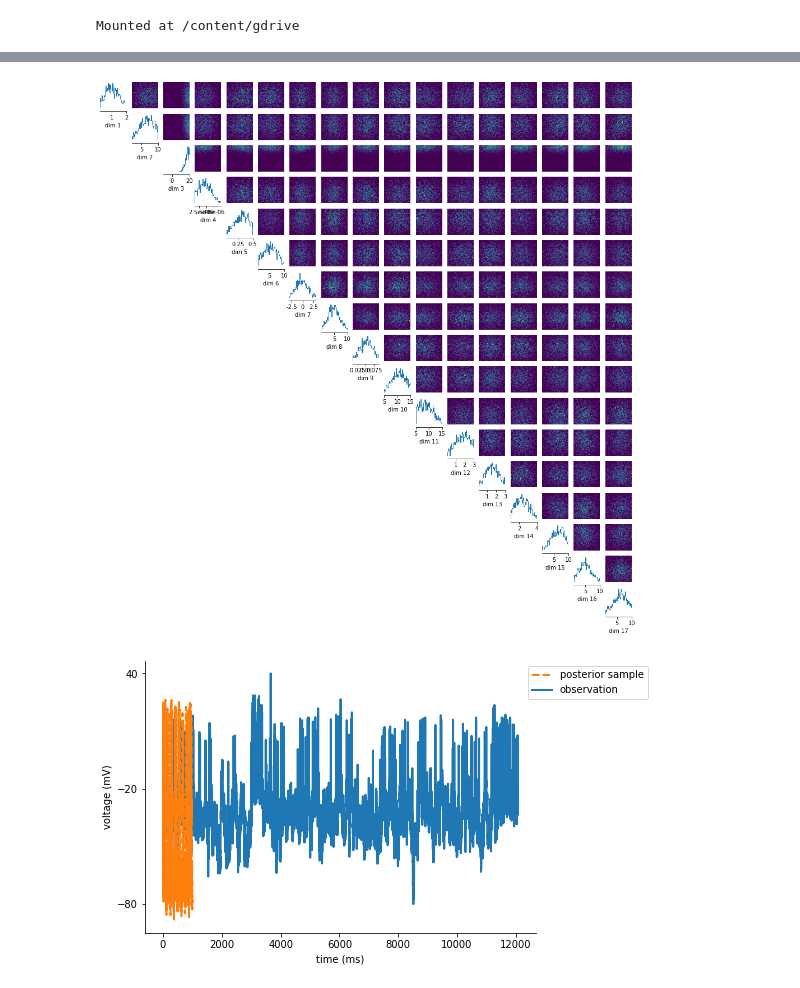
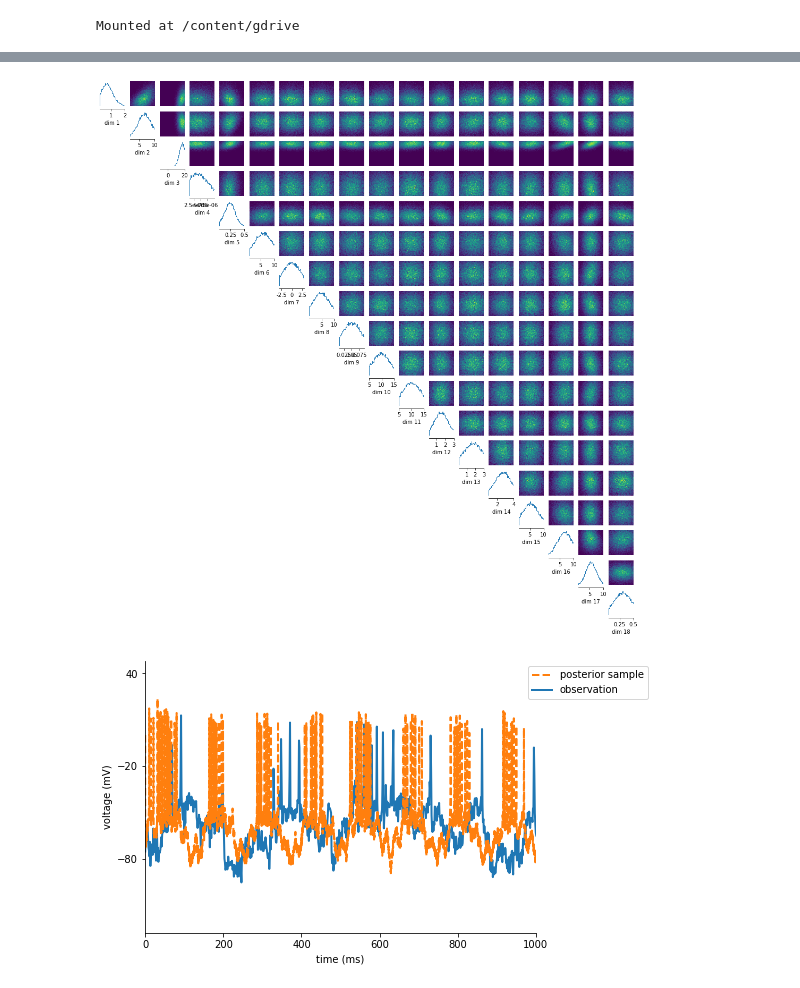
Before and after one commit to pena-rodrigo/CA1project, a Jupyter notebook: param_estimation.ipynb, the cells around one changed output, grey strips where cells are left out. Drawn from its saved outputs; the diff is of its cells as text; code cells hidden in the pictures.

```diff
--- a/param_estimation.ipynb
+++ b/param_estimation.ipynb
@@ -766,13 +775,13 @@ def simulation_wrapper(params):
     # Iapp
 
 
-prior_min = [0.2, 2.0,-10.0, 0.1e-5, 0.05, 1.0,-3.0, 0.1, 0.01, 5.0, 5.0, 0.1, 0.1, 1.0, 1.0, 1.0, 1.0]#,0.1]#, 0.1, 0.2e-5, 35., 0.9]
-prior_max = [2.0, 10.0, 20.0, 1.0e-5, 0.5, 10.0,3.0, 10.0, 0.09, 15.0, 15.0, 3.0, 3.0, 4.0, 10.0, 10.0, 10.0]#, 5.0]#, 0.2, 0.5e-5, 35., 0.9]
+prior_min = [0.2, 2.0,-10.0, 0.1e-5, 0.05, 1.0,-3.0, 0.1, 0.01, 5.0, 5.0, 0.1, 0.1, 1.0, 1.0, 1.0, 1.0, 0.05]#,0.1]#, 0.1, 0.2e-5, 35., 0.9]
+prior_max = [2.0, 10.0, 20.0, 1.0e-5, 0.5, 10.0,3.0, 10.0, 0.09, 15.0, 15.0, 3.0, 3.0, 4.0, 10.0, 10.0, 10.0, 0.5]#, 5.0]#, 0.2, 0.5e-5, 35., 0.9]
 prior = utils.torchutils.BoxUniform(
     low=torch.as_tensor(prior_min), high=torch.as_tensor(prior_max)
 )
 # %%
 posterior = infer(
-    simulation_wrapper, prior, method="SNPE", num_simulations=100, num_workers=8
+    simulation_wrapper, prior, method="SNPE", num_simulations=500, num_workers=8
 )
 # %% [output]
@@ -797,7 +806,7 @@ I[int(np.round(t_on / dt_record)) : int(np.round(time[-1] / dt_record))] = (
 observation_trace = dict(data=dataload[2000:12000,0], time=time, dt=dt_record, I=I)
 # %%
 ##rescale between [a,b]
-a=-80; b=40;
+a=-80; a=-120; b=40;
 observation_trace['data'] = (b-a)*(observation_trace['data']-min(observation_trace['data']))/(max(observation_trace['data'])-min(observation_trace['data'])) + a
 plt.plot(time,observation_trace['data'])
 # %% [output]
@@ -846,26 +855,29 @@ Text(0, 0.5, 'input')
 # %%
 ## posterior given the observed data
-samples = posterior.sample((1000,), x=observation_summary_statistics)
+samples = posterior.sample((20000,), x=observation_summary_statistics)
 
 # samples = posterior.sample((10000,), x=observation_summary_statistics)
 # %%
 #Na,K,M,Leak,noise
 
 
 fig, axes = analysis.pairplot(
     samples,
     limits = [[prior_min[0], prior_max[0]], [prior_min[1], prior_max[1]], [prior_min[2], prior_max[2]],[prior_min[3], prior_max[3]], [prior_min[4], prior_max[4]], [prior_min[5], prior_max[5]], [prior_min[6], prior_max[6]],
               [prior_min[7], prior_max[7]], [prior_min[8], prior_max[8]], [prior_min[9], prior_max[9]], [prior_min[10], prior_max[10]], [prior_min[11], prior_max[11]], [prior_min[12], prior_max[12]], [prior_min[13], prior_max[13]],
-              [prior_min[14], prior_max[14]], [prior_min[15], prior_max[15]], [prior_min[16], prior_max[16]]],
+              [prior_min[14], prior_max[14]], [prior_min[15], prior_max[15]], [prior_min[16], prior_max[16]], [prior_min[17], prior_max[17]]],
     # limits=[[0.5, 80], [1e-4, 15.0],[0,1.5],[0,1.5],[0,1.5]],
     # ticks=[[0.5, 80,0], [1e-4, 15.0],[0,1.5],[0,1.5],[0,1.5]],
-    figsize=(17, 17),
+    figsize=(18, 18),
     # points=true_params,
     points_offdiag={"markersize": 6},
     points_colors="r",
 );
+
+plt.savefig(f"{images_dir}/pairplot.png")
+plt.savefig(f"{images_dir}/pairplot.pdf")
 # %% [output]
-[figure, old version]
+[figure, new version]
 # %%
 # Draw a sample from the posterior and convert to numpy for plotting.
 posterior_sample = posterior.sample((1,), x=observation_summary_statistics).numpy()
@@ -878,9 +890,9 @@ y_obs = observation_trace["data"]
 plt.plot(observation_trace["time"], y_obs, lw=2, label="observation")
 
 # simulate and plot samples
-x = run_HH_model(posterior_sample)
+x = run_HH_model(posterior_sample,Duration=10000)
 dt=0.1
-duration=1000
+duration=10000
 t = np.arange(0, duration + dt, dt)
 plt.plot(t,x["data"], "--", lw=2, label="posterior sample")
 
@@ -893,8 +905,12 @@ ax.legend(handles[::-1], labels[::-1], bbox_to_anchor=(1.3, 1), loc="upper right
 
 # ax.set_xticks([0, 60, 120])
 ax.set_yticks([-80, -20, 40]);
+plt.xlim([0,1000])
+
+plt.savefig(f"{images_dir}/single_match.png")
+plt.savefig(f"{images_dir}/single_match.pdf")
 # %% [output]
-[figure, old version]
+[figure, new version]
 # %%
 plt.plot(observation_trace["time"], y_obs)
 plt.plot(t, x["data"])
```
Also changed, not shown: parts of 18 cells of this notebook.
